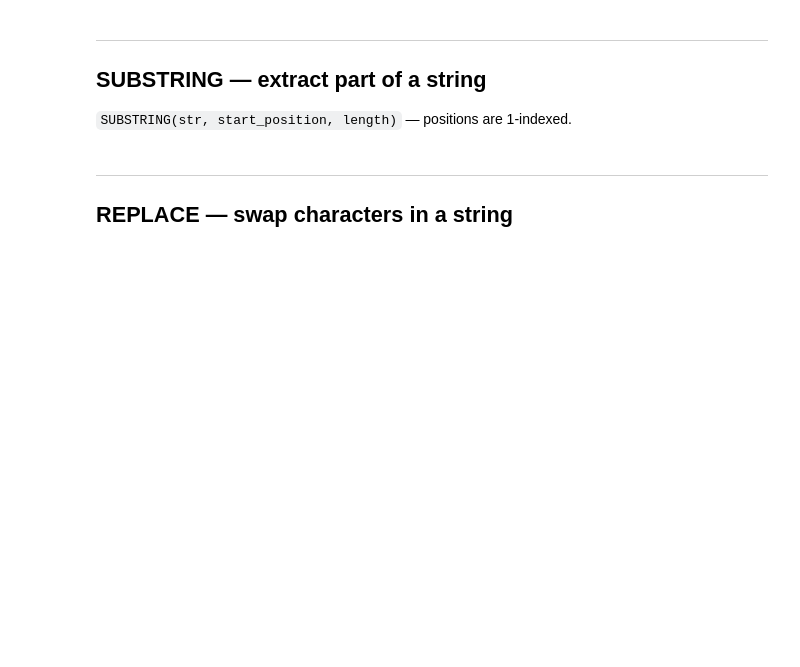
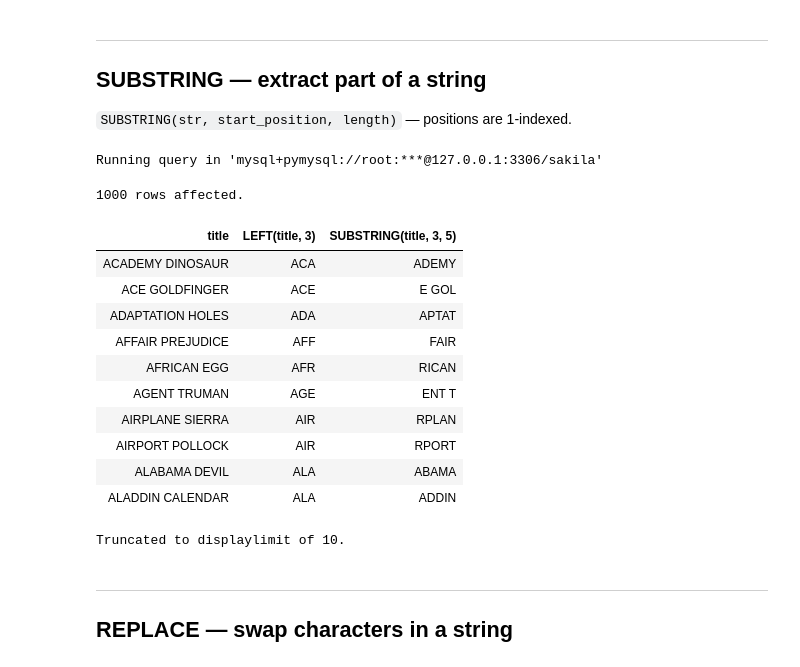
Before and after one commit to yaseen-asaliya/Databases-Notes, a Jupyter notebook: 03-string-functions.ipynb, the cells around one changed output. Cells and saved outputs as stored; diff of their text form; code cells hidden in the pictures; blank space fills up the shorter version.

```diff
--- a/03-string-functions.ipynb
+++ b/03-string-functions.ipynb
@@ -50,6 +103,23 @@ Connecting to 'mysql+pymysql://root:***@127.0.0.1:3306/sakila'
 # %%
 %%sql
 -- Q4: Show each film's title, its first 3 characters using LEFT, and characters 3 through 7 using SUBSTRING — from film table
+
+SELECT title, LEFT(title, 3), SUBSTRING(title, 3, 5) FROM film;
+# %% [output]
+Running query in 'mysql+pymysql://root:***@127.0.0.1:3306/sakila'
+1000 rows affected.
+| title | LEFT(title, 3) | SUBSTRING(title, 3, 5) |
+| ACADEMY DINOSAUR | ACA | ADEMY |
+| ACE GOLDFINGER | ACE | E GOL |
+| ADAPTATION HOLES | ADA | APTAT |
+| AFFAIR PREJUDICE | AFF | FAIR |
+| AFRICAN EGG | AFR | RICAN |
+| AGENT TRUMAN | AGE | ENT T |
+| AIRPLANE SIERRA | AIR | RPLAN |
+| AIRPORT POLLOCK | AIR | RPORT |
+| ALABAMA DEVIL | ALA | ABAMA |
+| ALADDIN CALENDAR | ALA | ADDIN |
+Truncated to displaylimit of 10.
 # %% [markdown]
 ---
 ## REPLACE — swap characters in a string
```
Also changed, not shown: parts of 12 cells of this notebook.
